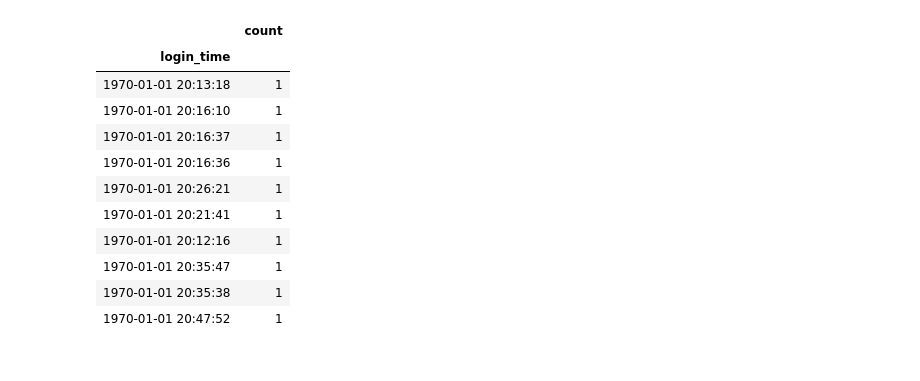
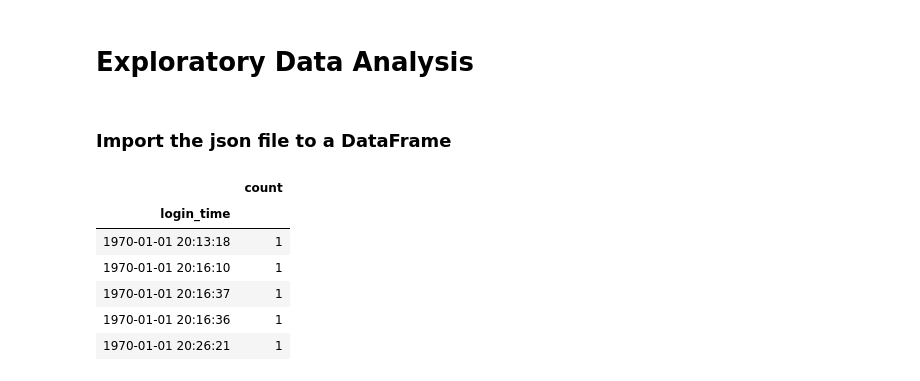
Before and after one commit to adriensaremi/Springboard, a Jupyter notebook: Mini_projects/ultimate_challenge_1/part_1.ipynb, the cells around one changed output. Drawn from its saved outputs; the diff is of its cells as text; code cells hidden in the pictures.

```diff
--- a/Mini_projects/ultimate_challenge_1/part_1.ipynb
+++ b/Mini_projects/ultimate_challenge_1/part_1.ipynb
@@ -1,2 +1,4 @@
+# %% [markdown]
+# Exploratory Data Analysis
 # %%
 import pandas as pd
@@ -3,5 +6,7 @@ import pandas as pd
 import json
 from pandas.io.json import json_normalize
+# %% [markdown]
+### Import the json file to a DataFrame
 # %%
 with open('logins.json') as f:
     json_list = json.load(f)
@@ -12,17 +17,12 @@ json_df = pd.DataFrame(json_s)
 json_df['count'] = 1
 json_df = json_df.set_index(json_df.login_time).drop('login_time', axis = 1)
 # %%
-json_df.head(10)
+json_df.head(5)
 # %% [output]
 |  | count |
 | login_time |  |
 | 1970-01-01 20:13:18 | 1 |
 | 1970-01-01 20:16:10 | 1 |
 | 1970-01-01 20:16:37 | 1 |
 | 1970-01-01 20:16:36 | 1 |
 | 1970-01-01 20:26:21 | 1 |
-| 1970-01-01 20:21:41 | 1 |
-| 1970-01-01 20:12:16 | 1 |
-| 1970-01-01 20:35:47 | 1 |
-| 1970-01-01 20:35:38 | 1 |
-| 1970-01-01 20:47:52 | 1 |
```
Also changed, not shown: parts of 18 cells of this notebook, 1 other file.
